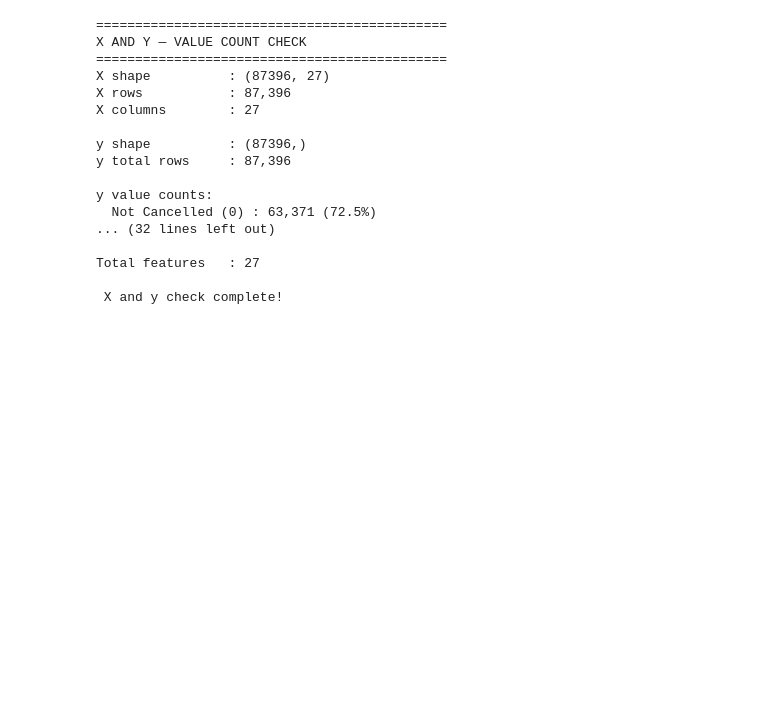
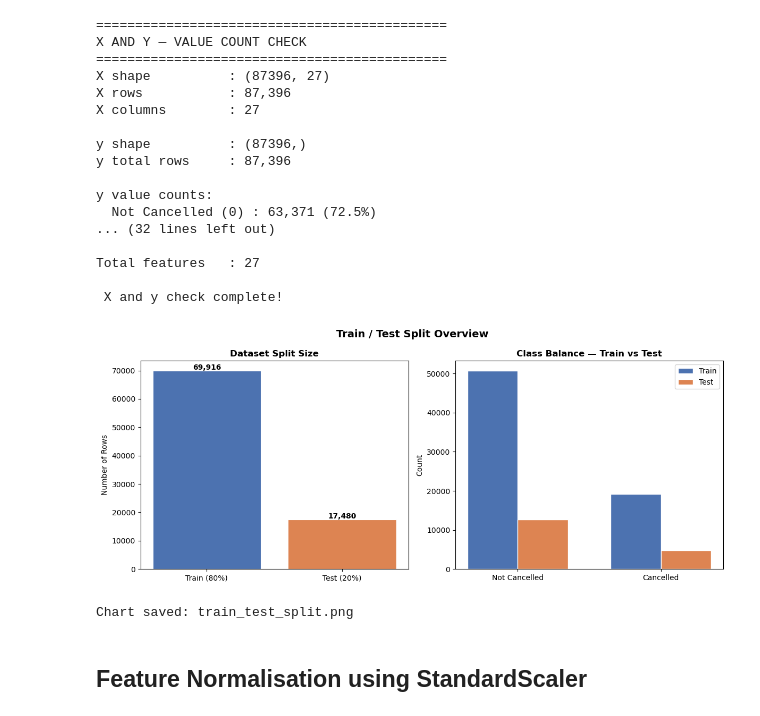
Before and after one commit to KaveeshaHeshan/hotel-booking-cancellation-prediction, a Jupyter notebook: Untitled1.ipynb, the cells around one changed output. Drawn from its saved outputs; the diff is of its cells as text; code cells hidden in the pictures; blank space fills up the shorter version.

```diff
--- a/Untitled1.ipynb
+++ b/Untitled1.ipynb
@@ -610,3 +610,52 @@ y value counts:
 Total features   : 27
 
  X and y check complete!
+# %%
+fig, axes = plt.subplots(1, 2, figsize=(12, 5))
+fig.suptitle('Train / Test Split Overview',
+             fontsize=14, fontweight='bold')
+
+# Chart 1 — Split Size
+split_labels = ['Train (80%)', 'Test (20%)']
+split_sizes  = [X_train.shape[0], X_test.shape[0]]
+split_colors = ['#4C72B0', '#DD8452']
+
+axes[0].bar(split_labels, split_sizes,
+            color=split_colors,
+            edgecolor='white', linewidth=0.8)
+axes[0].set_title('Dataset Split Size',
+                  fontweight='bold')
+axes[0].set_ylabel('Number of Rows')
+for i, v in enumerate(split_sizes):
+    axes[0].text(i, v + 300, f'{v:,}',
+                 ha='center', fontweight='bold')
+
+# Chart 2 — Class Balance
+x      = np.arange(2)
+width  = 0.35
+train_counts = [(y_train==0).sum(), (y_train==1).sum()]
+test_counts  = [(y_test==0).sum(),  (y_test==1).sum()]
+
+axes[1].bar(x - width/2, train_counts,
+            width, label='Train',
+            color='#4C72B0', edgecolor='white')
+axes[1].bar(x + width/2, test_counts,
+            width, label='Test',
+            color='#DD8452', edgecolor='white')
+axes[1].set_title('Class Balance — Train vs Test',
+                  fontweight='bold')
+axes[1].set_ylabel('Count')
+axes[1].set_xticks(x)
+axes[1].set_xticklabels(['Not Cancelled', 'Cancelled'])
+axes[1].legend()
+
+plt.tight_layout()
+plt.savefig('train_test_split.png',
+            dpi=150, bbox_inches='tight')
+plt.show()
+print("Chart saved: train_test_split.png")
+# %% [output]
+[figure, added]
+Chart saved: train_test_split.png
+# %% [markdown]
+## Feature Normalisation using StandardScaler
```
Also changed, not shown: parts of 1 cell of this notebook.
